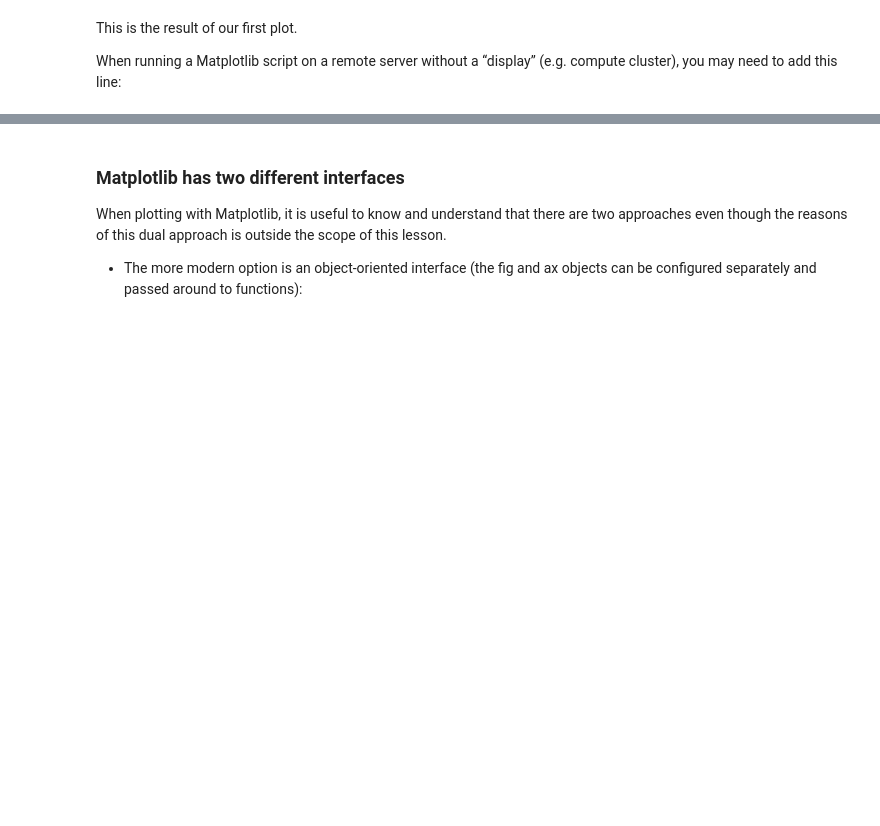
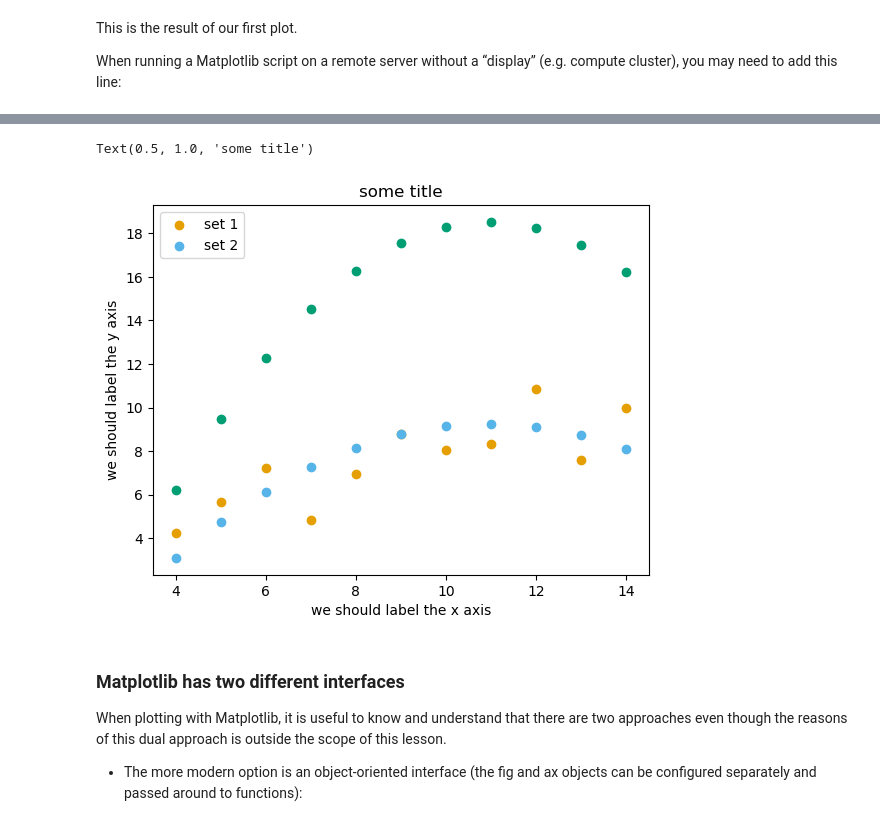
Before and after one commit to huiprobable/MATH473F23, a Jupyter notebook: Lectures/Lec04_Matplotlib.ipynb, the cells around one changed output, grey strips where cells are left out. Cells and saved outputs as stored; diff of their text form; code cells hidden in the pictures; blank space fills up the shorter version.

```diff
--- a/Lectures/Lec04_Matplotlib.ipynb
+++ b/Lectures/Lec04_Matplotlib.ipynb
@@ -108,6 +108,31 @@ data2_y_scaled = [y*2.0 for y in data2_y]
 
 ![exercise.png](https://aaltoscicomp.github.io/python-for-scicomp/_images/exercise.png)
 </div>
+# %%
+%matplotlib inline
+
+import matplotlib.pyplot as plt
+
+# this is dataset 1 from
+# https://en.wikipedia.org/wiki/Anscombe%27s_quartet
+data_x = [10.0, 8.0, 13.0, 9.0, 11.0, 14.0, 6.0, 4.0, 12.0, 7.0, 5.0]
+data_y = [8.04, 6.95, 7.58, 8.81, 8.33, 9.96, 7.24, 4.26, 10.84, 4.82, 5.68]
+data2_y = [9.14, 8.14, 8.74, 8.77, 9.26, 8.10, 6.13, 3.10, 9.13, 7.26, 4.74]
+data2_y_scaled = [y*2.0 for y in data2_y]
+
+fig, ax = plt.subplots()
+
+s1 = ax.scatter(x=data_x, y=data_y, c="#E69F00")
+s2 = ax.scatter(x=data_x, y=data2_y, c="#56B4E9")
+ax.scatter(x=data_x, y=data2_y_scaled, c="#009E73")
+ax.legend([s1, s2], ["set 1", "set 2"])
+
+ax.set_xlabel("we should label the x axis")
+ax.set_ylabel("we should label the y axis")
+ax.set_title("some title")
+# %% [output]
+Text(0.5, 1.0, 'some title')
+[figure, added]
 # %% [markdown]
 ### Matplotlib has two different interfaces
 
```
Also changed, not shown: parts of 2 cells of this notebook, 3 other files.
